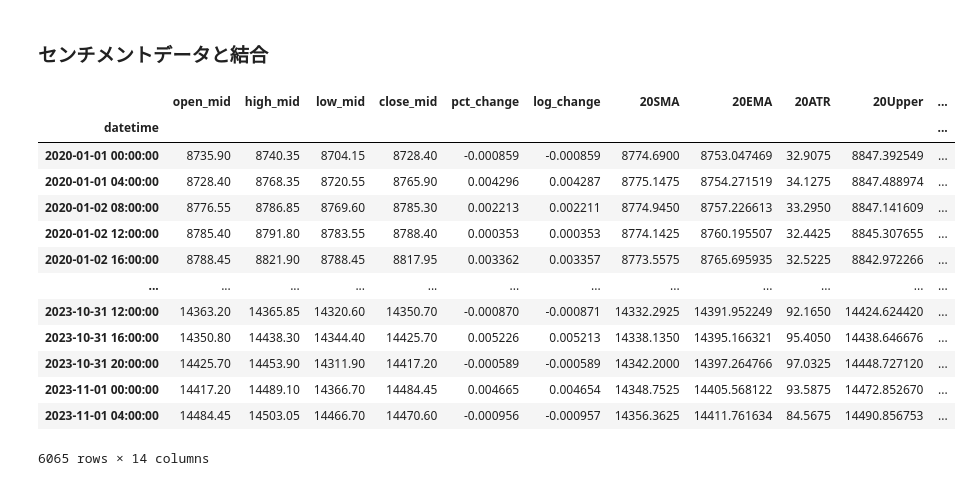
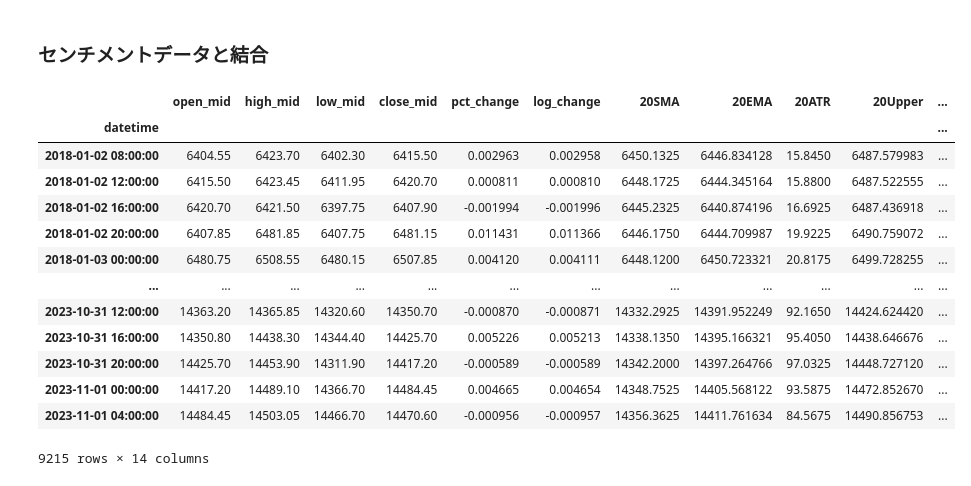
Before and after one commit to Byo0923/World_mode_G30, a Jupyter notebook: create_technical_data.ipynb, the cells around one changed output. Cells and saved outputs as stored; diff of their text form; code cells hidden in the pictures.

```diff
--- a/create_technical_data.ipynb
+++ b/create_technical_data.ipynb
@@ -140,21 +201,21 @@ data_4h
 # %% [markdown]
 ### センチメントデータと結合
 # %%
-# 2020年以降のデータを抽出
-data_4h = data_4h[data_4h.index >= dt.datetime(2020,1,1)]
+# 2018年以降のデータを抽出
+data_4h = data_4h[data_4h.index >= dt.datetime(2018,1,1)]
 data_4h
 # %% [output]
 |  | open_mid | high_mid | low_mid | close_mid | pct_change | log_change | 20SMA | 20EMA | 20ATR | 20Upper | ... |
 | datetime |  |  |  |  |  |  |  |  |  |  | ... |
-| 2020-01-01 00:00:00 | 8735.90 | 8740.35 | 8704.15 | 8728.40 | -0.000859 | -0.000859 | 8774.6900 | 8753.047469 | 32.9075 | 8847.392549 | ... |
-| 2020-01-01 04:00:00 | 8728.40 | 8768.35 | 8720.55 | 8765.90 | 0.004296 | 0.004287 | 8775.1475 | 8754.271519 | 34.1275 | 8847.488974 | ... |
-| 2020-01-02 08:00:00 | 8776.55 | 8786.85 | 8769.60 | 8785.30 | 0.002213 | 0.002211 | 8774.9450 | 8757.226613 | 33.2950 | 8847.141609 | ... |
-| 2020-01-02 12:00:00 | 8785.40 | 8791.80 | 8783.55 | 8788.40 | 0.000353 | 0.000353 | 8774.1425 | 8760.195507 | 32.4425 | 8845.307655 | ... |
-| 2020-01-02 16:00:00 | 8788.45 | 8821.90 | 8788.45 | 8817.95 | 0.003362 | 0.003357 | 8773.5575 | 8765.695935 | 32.5225 | 8842.972266 | ... |
+| 2018-01-02 08:00:00 | 6404.55 | 6423.70 | 6402.30 | 6415.50 | 0.002963 | 0.002958 | 6450.1325 | 6446.834128 | 15.8450 | 6487.579983 | ... |
+| 2018-01-02 12:00:00 | 6415.50 | 6423.45 | 6411.95 | 6420.70 | 0.000811 | 0.000810 | 6448.1725 | 6444.345164 | 15.8800 | 6487.522555 | ... |
+| 2018-01-02 16:00:00 | 6420.70 | 6421.50 | 6397.75 | 6407.90 | -0.001994 | -0.001996 | 6445.2325 | 6440.874196 | 16.6925 | 6487.436918 | ... |
+| 2018-01-02 20:00:00 | 6407.85 | 6481.85 | 6407.75 | 6481.15 | 0.011431 | 0.011366 | 6446.1750 | 6444.709987 | 19.9225 | 6490.759072 | ... |
+| 2018-01-03 00:00:00 | 6480.75 | 6508.55 | 6480.15 | 6507.85 | 0.004120 | 0.004111 | 6448.1200 | 6450.723321 | 20.8175 | 6499.728255 | ... |
 | ... | ... | ... | ... | ... | ... | ... | ... | ... | ... | ... | ... |
 | 2023-10-31 12:00:00 | 14363.20 | 14365.85 | 14320.60 | 14350.70 | -0.000870 | -0.000871 | 14332.2925 | 14391.952249 | 92.1650 | 14424.624420 | ... |
 | 2023-10-31 16:00:00 | 14350.80 | 14438.30 | 14344.40 | 14425.70 | 0.005226 | 0.005213 | 14338.1350 | 14395.166321 | 95.4050 | 14438.646676 | ... |
 | 2023-10-31 20:00:00 | 14425.70 | 14453.90 | 14311.90 | 14417.20 | -0.000589 | -0.000589 | 14342.2000 | 14397.264766 | 97.0325 | 14448.727120 | ... |
 | 2023-11-01 00:00:00 | 14417.20 | 14489.10 | 14366.70 | 14484.45 | 0.004665 | 0.004654 | 14348.7525 | 14405.568122 | 93.5875 | 14472.852670 | ... |
 | 2023-11-01 04:00:00 | 14484.45 | 14503.05 | 14466.70 | 14470.60 | -0.000956 | -0.000957 | 14356.3625 | 14411.761634 | 84.5675 | 14490.856753 | ... |
-6065 rows × 14 columns
+9215 rows × 14 columns
```
Also changed, not shown: parts of 8 cells of this notebook, 8 other files.
